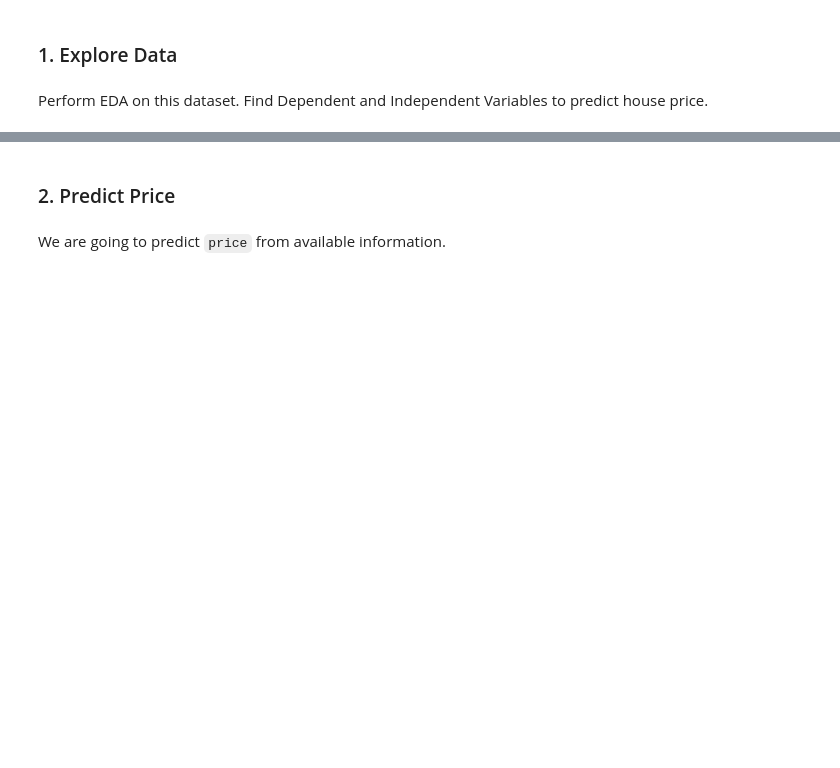
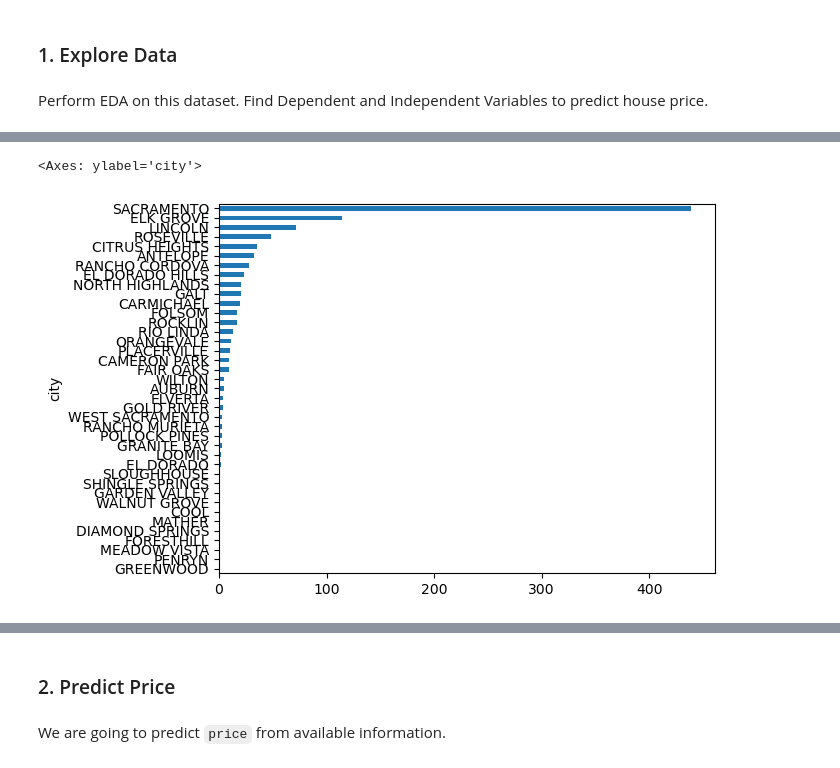
Before and after one commit to KAnantanawat0/IOD, a Jupyter notebook: Module_4/Lab 4/IOD_Lab 4.1.2.ipynb, the cells around one changed output, grey strips where cells are left out. Cells and saved outputs as stored; diff of their text form; code cells hidden in the pictures; blank space fills up the shorter version.

```diff
--- a/Module_4/Lab 4/IOD_Lab 4.1.2.ipynb
+++ b/Module_4/Lab 4/IOD_Lab 4.1.2.ipynb
@@ -25,0 +144,6 @@ house_csv = "../../DATA/Sacramento_transactions.csv"
+# %%
+# Number of data by city
+df['city'].value_counts().sort_values().plot(kind='barh')
+# %% [output]
+<Axes: ylabel='city'>
+[figure, added]
```
Also changed, not shown: parts of 35 cells of this notebook, 2 other files.
